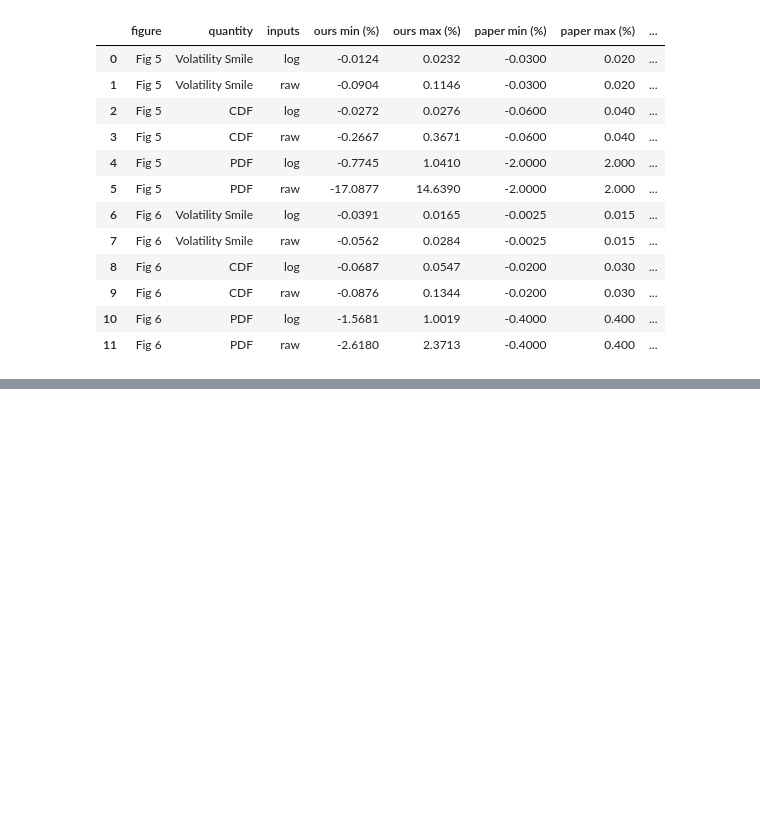
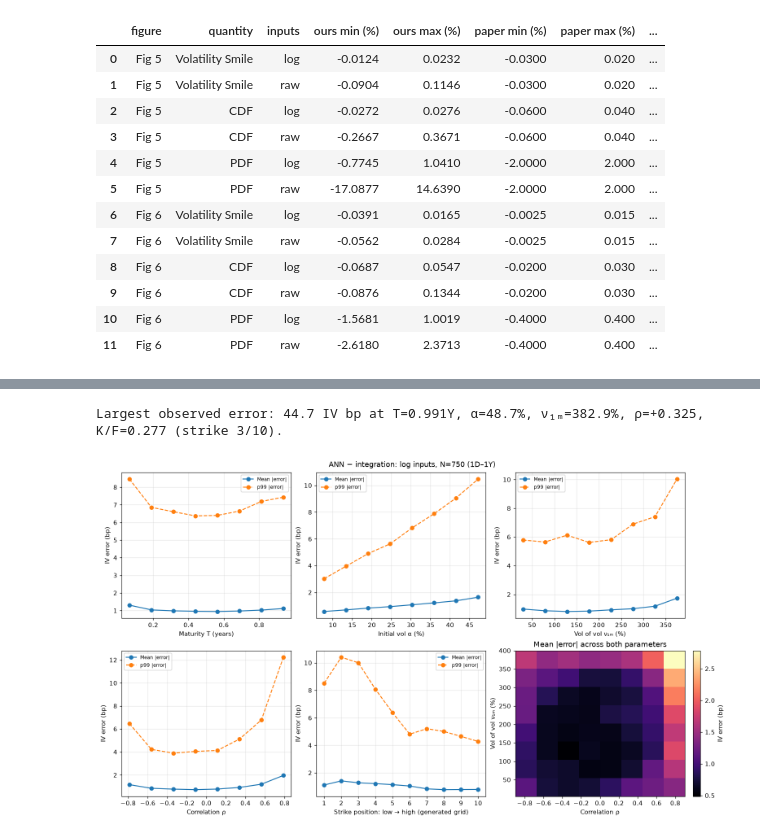
Before and after one commit to SindreVeum/AQF-darth-hedger, a Jupyter notebook: AQF_S2_ANN_Hagan.ipynb, the cells around one changed output, grey strips where cells are left out. Drawn from its saved outputs; the diff is of its cells as text; code cells hidden in the pictures; blank space fills up the shorter version.

```diff
--- a/AQF_S2_ANN_Hagan.ipynb
+++ b/AQF_S2_ANN_Hagan.ipynb
@@ -103,7 +163,7 @@ print("exit code", proc.wait())
 # %%
 nets, losses = {}, {}
 for h in SIZES:
-    path = DATA_DIR / f"{PREFIX}_{h}.pt"
+    path = MODEL_DIR / f"{PREFIX}_{h}.pt"
     net = SABRNet(h, log_inputs=LOG_INPUTS)
     print(f"--- N={h} ---")
     if path.exists():
@@ -113,7 +173,7 @@ for h in SIZES:
         done = ckpt.get("stopped", True) or len(losses[h]) >= EPOCHS
     else:  # same recipe as the cell above, in-process
         net.set_input_range(X_train)
-        losses[h] = train(net, X_train, y_train, epochs=EPOCHS, log_every=1)
+        losses[h] = train(net, X_train, y_train, epochs=EPOCHS)
         torch.save({"state": net.state_dict(), "losses": losses[h]}, path)
         done = True
     print(f"{len(losses[h])} epochs{'' if done else ' (STILL TRAINING: latest checkpoint)'}, final train MSE {losses[h][-1]:.3e}")
@@ -122,7 +182,7 @@ for h in SIZES:
 # raw-input models for comparison (dashed in the plots below)
 ref_nets, ref_losses = {}, {}
 for h in SIZES if LOG_INPUTS else []:
-    if (path := DATA_DIR / f"ann_{h}.pt").exists():
+    if (path := MODEL_DIR / f"ann_{h}.pt").exists():
         ckpt = torch.load(path)
         ref_nets[h] = SABRNet(h)
         ref_nets[h].load_state_dict(ckpt["state"])
@@ -196,12 +256,13 @@ for a in axes: a.grid(alpha=0.3)
 Both the Hagan reference and the ANN outputs are taken at the 10 strikes and passed through a cubic spline (§4.3), so the error below is the network error alone, evaluated on a fine strike grid. Units: vol %. Dashed: the largest raw-input network, for comparison.
 # %%
 from matplotlib.ticker import PercentFormatter
+from scipy.interpolate import CubicSpline
 
 def smiles(T, a, nu, rho, net, n=500):
     K = make_strikes(1.0, T, a, rho, nu)
     Kf = np.linspace(K[0], K[-1], n)
-    ref = smile(K, hagan_iv(1.0, K, T, a, 1.0, rho, nu))(Kf)
-    ann = smile(K, net.predict(np.r_[T, a, nu, rho, K][None])[0])(Kf)
+    ref = CubicSpline(K, hagan_iv(1.0, K, T, a, 1.0, rho, nu))(Kf)
+    ann = CubicSpline(K, net.predict(np.r_[T, a, nu, rho, K][None])[0])(Kf)
     return Kf, ref, ann
 
 def paper_plot(K, ref, curves, what, decimals=(2, 4), suptitle=""):
@@ -326,0 +438,49 @@ Figures 2–6: see the 'within paper range' columns above.
+# %%
+fig, axes = plt.subplots(2, 3, figsize=(14, 8), constrained_layout=True)
+flat_error = detail_error.ravel()
+nu1m = integration_X[:, 2] * np.sqrt(12 * integration_X[:, 0])
+parameters = [
+    (integration_X[:, 0], np.linspace(1 / 365, 1, 9), "Maturity T (years)"),
+    (100 * integration_X[:, 1], np.linspace(5, 50, 9), "Initial vol α (%)"),
+    (100 * nu1m, np.linspace(5, 400, 9), "Vol of vol ν₁ₘ (%)"),
+    (integration_X[:, 3], np.linspace(-0.9, 0.9, 9), "Correlation ρ"),
+]
+for ax, (values, edges, label) in zip(axes.flat, parameters):
+    buckets = pd.cut(np.repeat(values, integration_y.shape[1]), edges, include_lowest=True)
+    grouped = pd.DataFrame({"bucket": buckets, "error": flat_error}).groupby("bucket", observed=False)["error"]
+    centers = (edges[:-1] + edges[1:]) / 2
+    ax.plot(centers, grouped.mean(), "o-", label="Mean |error|")
+    ax.plot(centers, grouped.quantile(0.99), "o--", label="p99 |error|")
+    ax.set(xlabel=label, ylabel="IV error (bp)")
+    ax.grid(alpha=0.3)
+    ax.legend(fontsize=8)
+
+ax = axes[1, 1]
+positions = np.arange(1, integration_y.shape[1] + 1)
+ax.plot(positions, np.nanmean(detail_error, axis=0), "o-", label="Mean |error|")
+ax.plot(positions, np.nanpercentile(detail_error, 99, axis=0), "o--", label="p99 |error|")
+ax.set(xlabel="Strike position: low → high (generated grid)", ylabel="IV error (bp)", xticks=positions)
+ax.grid(alpha=0.3)
+ax.legend(fontsize=8)
+
+nu_edges, rho_edges = np.linspace(5, 400, 9), np.linspace(-0.9, 0.9, 9)
+interaction = pd.DataFrame({
+    "nu": pd.cut(100 * nu1m, nu_edges, include_lowest=True),
+    "rho": pd.cut(integration_X[:, 3], rho_edges, include_lowest=True),
+    "error": np.nanmean(detail_error, axis=1),
+}).pivot_table(index="nu", columns="rho", values="error", observed=False)
+ax = axes[1, 2]
+heat = ax.pcolormesh(rho_edges, nu_edges, interaction.to_numpy(), cmap="magma", shading="flat")
+ax.set(xlabel="Correlation ρ", ylabel="Vol of vol ν₁ₘ (%)", title="Mean |error| across both parameters")
+fig.colorbar(heat, ax=ax, label="IV error (bp)")
+fig.suptitle(f"ANN − integration: {DETAIL_MODEL[0]} inputs, N={DETAIL_MODEL[1]} (1D–1Y)")
+plt.show()
+
+worst_row, worst_strike = np.unravel_index(np.nanargmax(detail_error), detail_error.shape)
+print(f"Largest observed error: {detail_error[worst_row, worst_strike]:.1f} IV bp at "
+      f"T={integration_X[worst_row, 0]:.3f}Y, α={integration_X[worst_row, 1]:.1%}, "
+      f"ν₁ₘ={nu1m[worst_row]:.1%}, ρ={integration_X[worst_row, 3]:+.3f}, "
+      f"K/F={integration_X[worst_row, 4 + worst_strike]:.3f} (strike {worst_strike + 1}/10).")
+# %% [output]
+Largest observed error: 44.7 IV bp at T=0.991Y, α=48.7%, ν₁ₘ=382.9%, ρ=+0.325, K/F=0.277 (strike 3/10).
+[figure, added]
```
Also changed, not shown: parts of 19 cells of this notebook, 12 other files.
